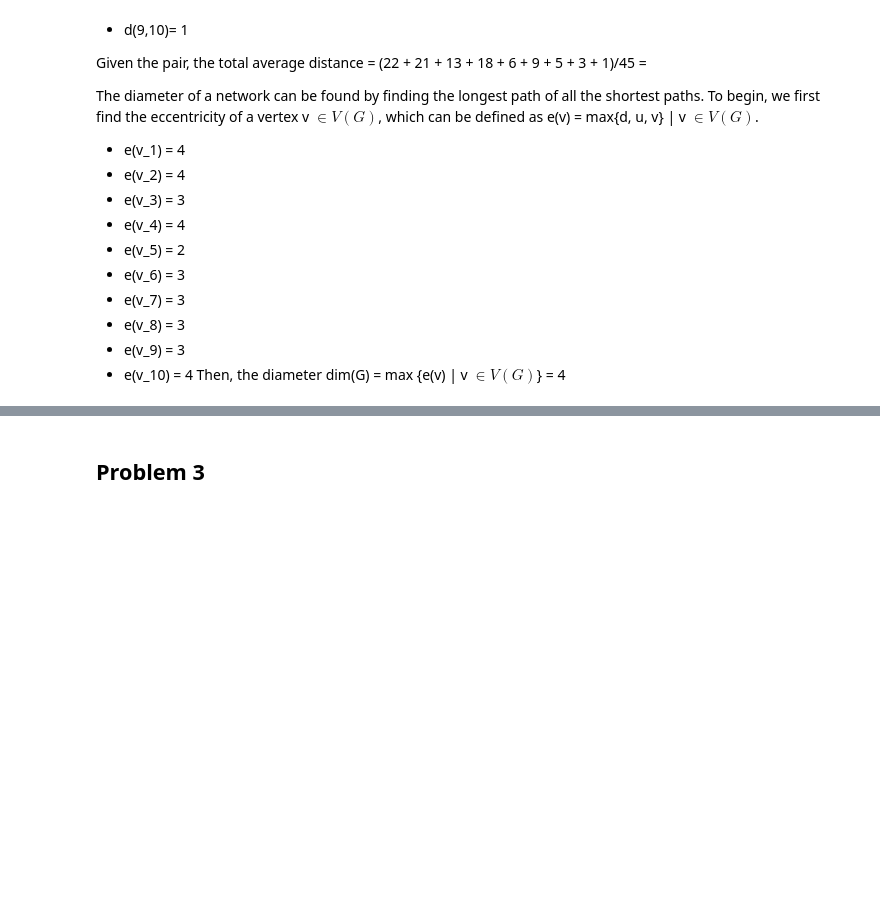
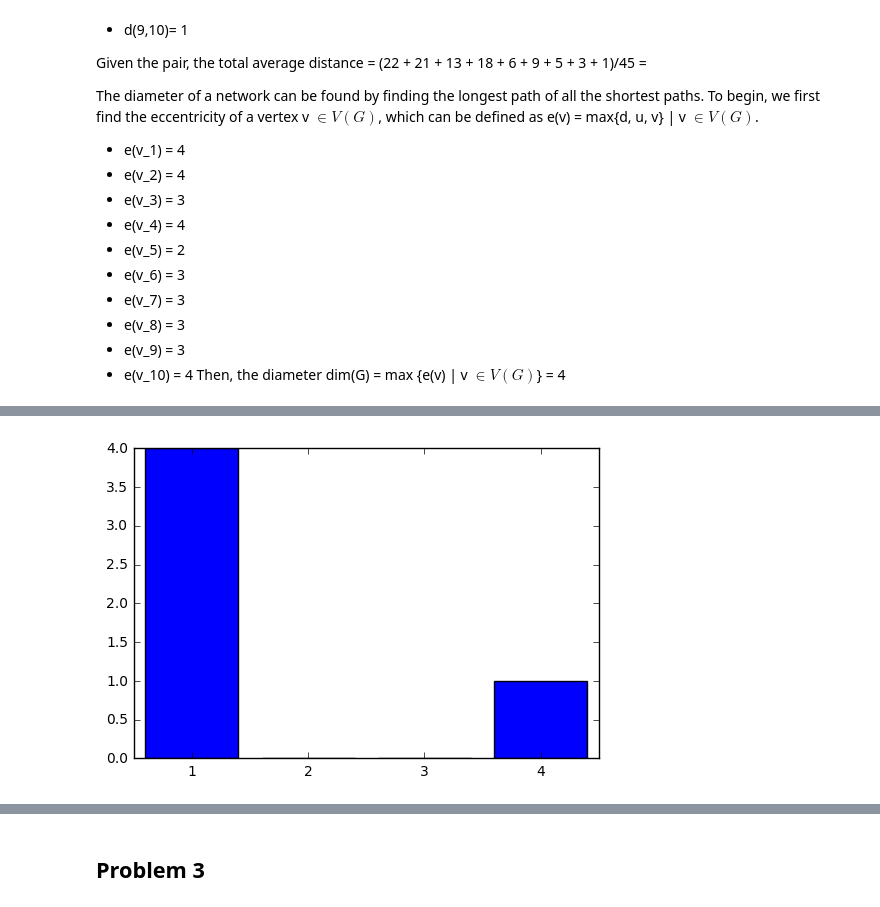
Before and after one commit to drosbcn/Networks, a Jupyter notebook: homework_1.ipynb, the cells around one changed output, grey strips where cells are left out. Saved outputs shown, nothing was run; the diff lists cells and outputs as text; code cells hidden in the pictures; blank space fills up the shorter version.

```diff
--- a/homework_1.ipynb
+++ b/homework_1.ipynb
@@ -101,0 +222,12 @@ Then, the diameter dim(G) = max {e(v) | v $\in V(G)$} = 4
+# %%
+import matplotlib.pyplot as plt
+
+
+D = {1:4, 2:0, 3:0, 4:1}
+
+plt.bar(range(len(D)), D.values(), align='center')
+plt.xticks(range(len(D)), D.keys())
+
+plt.show()
+# %% [output]
+[figure, added]
```
Also changed, not shown: parts of 21 cells of this notebook.
